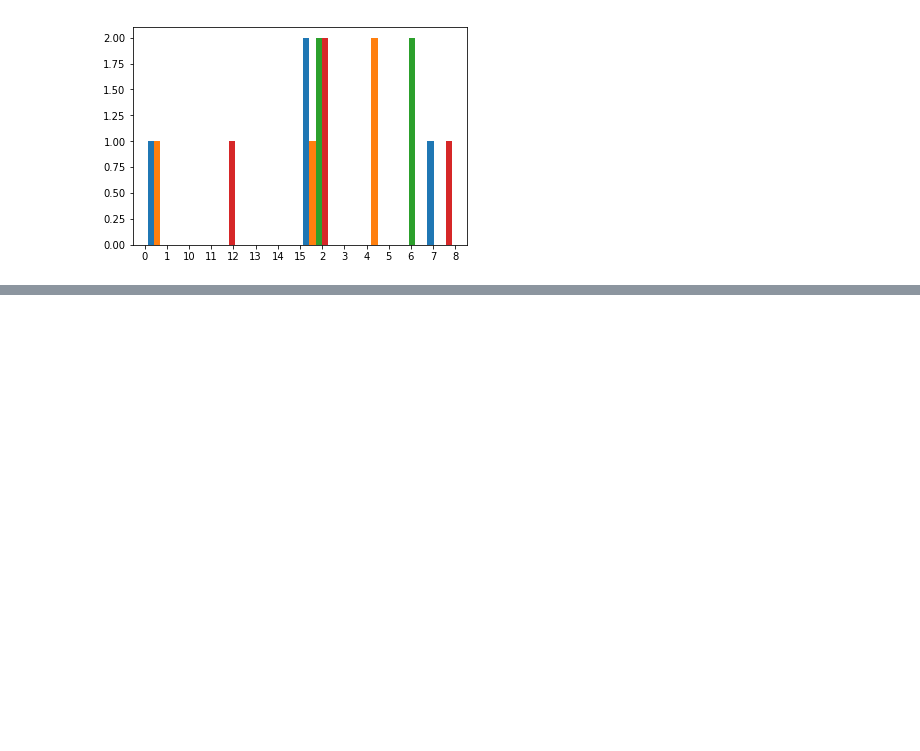
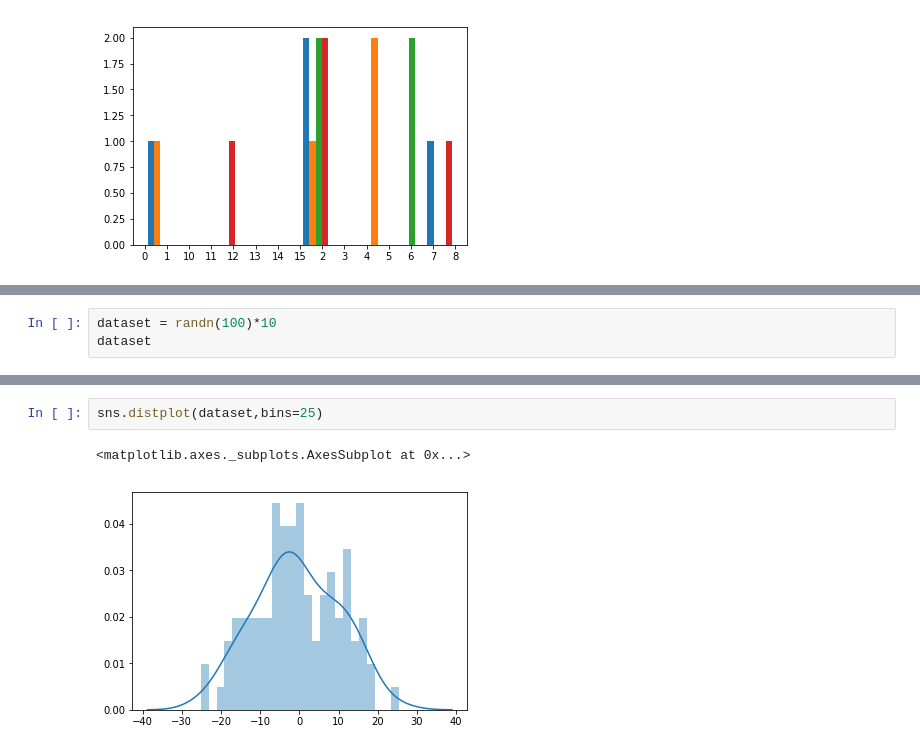
Before and after one commit to XinuxC/Data-Analysis-And-Visualization, a Jupyter notebook: Visualization/Visualization.ipynb, the cells around one changed output, grey strips where cells are left out. Cells and saved outputs as stored; diff of their text form; blank space fills up the shorter version.

```diff
--- a/Visualization/Visualization.ipynb
+++ b/Visualization/Visualization.ipynb
@@ -206,0 +209,3 @@ plt.hist(df,alpha=1)   # alpha 透明度
+# %%
+dataset = randn(100)*10
+dataset
@@ -206,0 +230,5 @@ plt.hist(df,alpha=1)   # alpha 透明度
+# %%
+sns.distplot(dataset,bins=25)
+# %% [output]
+<matplotlib.axes._subplots.AxesSubplot at 0x...>
+[figure, added]
```
Also changed, not shown: parts of 49 cells of this notebook.
